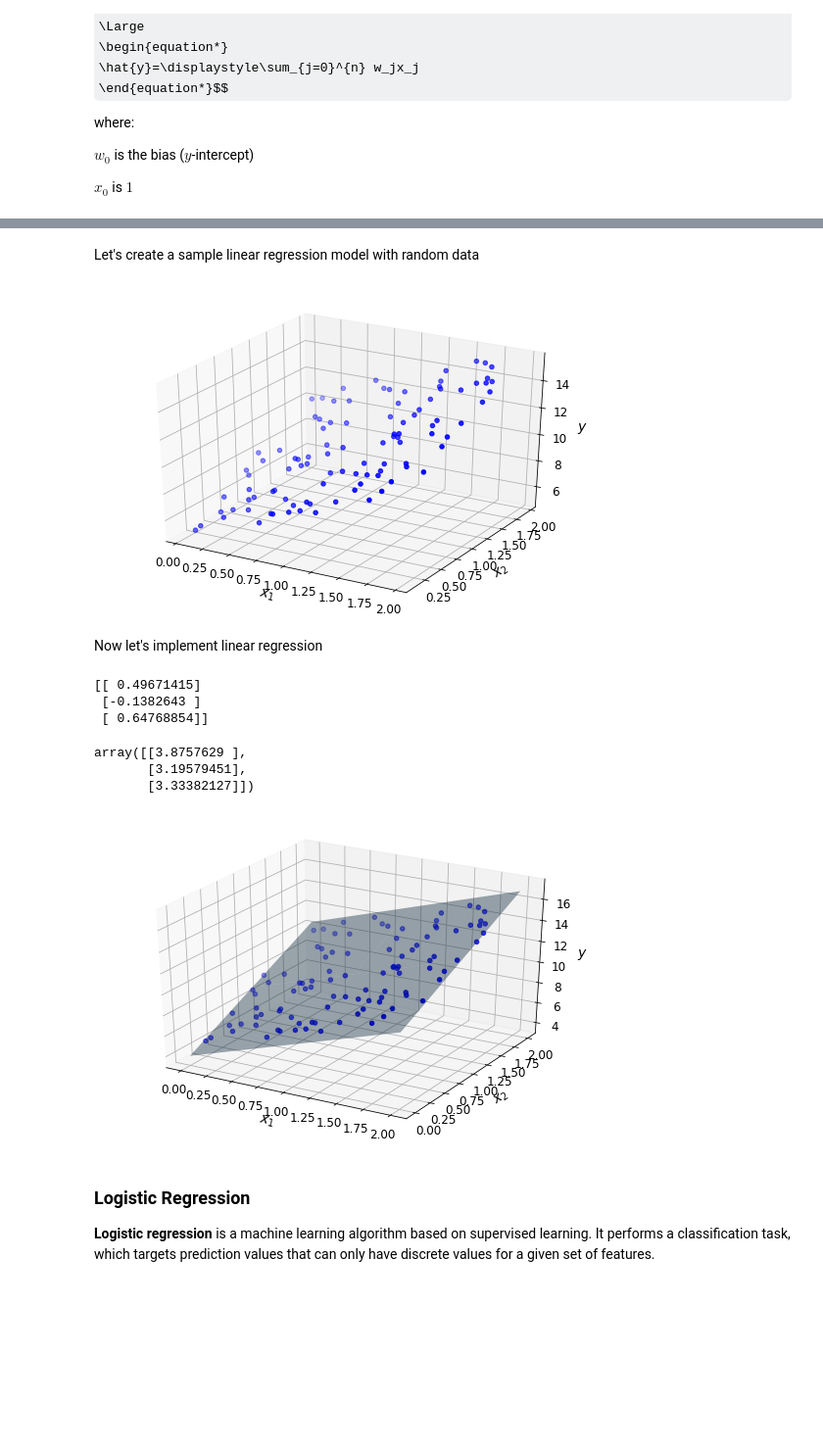
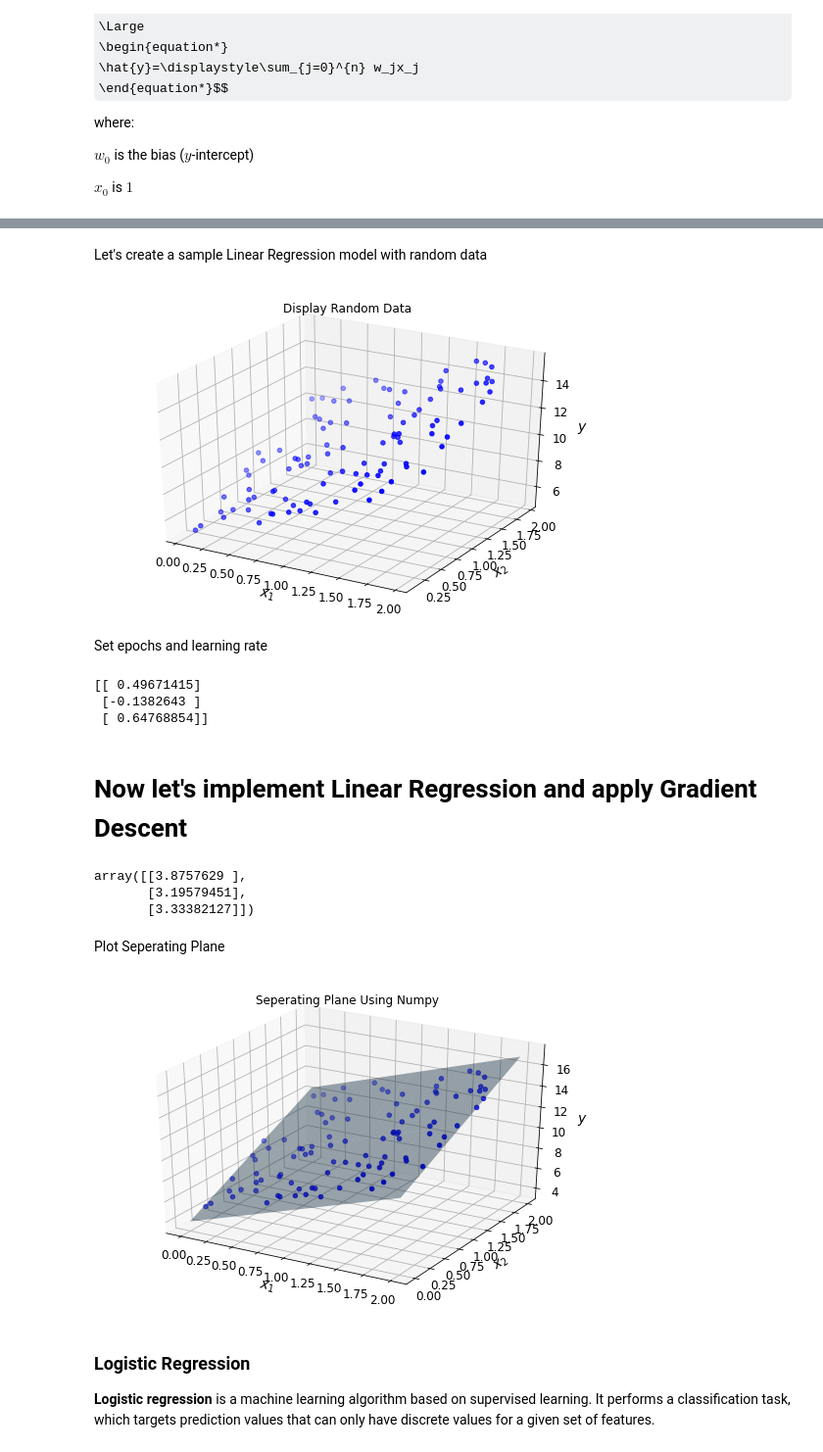
Before and after one commit to shaunhyp57/Artificial-Intelligence-Machine-Learning, a Jupyter notebook: HW_5/HW_5.ipynb, the cells around one changed output, grey strips where cells are left out. Shown at 98% size. Drawn from its saved outputs; the diff is of its cells as text; code cells hidden in the pictures; some formulas as TeX source; blank space fills up the shorter version.

```diff
--- a/HW_5/HW_5.ipynb
+++ b/HW_5/HW_5.ipynb
@@ -200,6 +200,6 @@ Typically the learning rates are configured naively at random by the user but tr
 
 ![learning rate just right](https://github.com/shaunhyp57/Artificial-Intelligence-Machine-Learning/blob/master/HW_5/img/learningratejustright.png?raw=true)
 # %% [markdown]
-Let's create a sample linear regression model with random data
+Let's create a sample Linear Regression model with random data
 # %%
 import numpy as np
@@ -226,16 +227,17 @@ fig = plt.figure(figsize=(9,6))
 ax = fig.add_subplot(111, projection='3d')
 
 ax.scatter(X1, X2, y, c='b', marker='o');
+plt.title('Display Random Data')
 ax.set_xlabel('$x_1$')
 ax.set_ylabel('$x_2$')
 ax.set_zlabel('$y$');
 # %% [output]
-[figure, old version]
+[figure, new version]
 # %%
 # add x0 = 1
 X_b = np.column_stack([np.ones((m, 1)), Xs])
-# %% [markdown]
-Now let's implement linear regression
+# %% [markdown]
+Set epochs and learning rate
 # %%
 # number of epochs
 epochs = 20
@@ -251,6 +253,8 @@ print(initial_weight)
 [[ 0.49671415]
  [-0.1382643 ]
  [ 0.64768854]]
+# %% [markdown]
+# Now let's implement Linear Regression and apply Gradient Descent
 # %%
 weight = initial_weight
 weight_path_mgd = []
@@ -273,29 +277,32 @@ weight_path_mgd[-1]
 array([[3.8757629 ],
        [3.19579451],
        [3.33382127]])
+# %% [markdown]
+Plot Seperating Plane
 # %%
 # plane calculation
 k = 3 # size of the plane
 
 x1, x2 = np.mgrid[:k, :k]
 
 X = np.hstack((np.reshape(x1, (k*k, 1)), np.reshape(x2, (k*k, 1))))
 X = np.hstack((np.ones((k*k, 1)), X))
 
 y_predict = np.reshape(np.dot(X, weight), (k, k))
 
 # plotting
 fig = plt.figure(figsize=(9,6))
 ax = fig.gca(projection='3d')
 
 ax.scatter(X1, X2, y, c='b', marker='o')
 ax.plot_surface(x1, x2, y_predict, alpha=0.4) # plane plot
+plt.title('Seperating Plane Using Numpy')
 
 ax.set_xlabel('$x_1$')
 ax.set_ylabel('$x_2$')
 ax.set_zlabel('$y$');
 # %% [output]
-[figure, old version]
+[figure, new version]
 # %% [markdown]
 ### Logistic Regression
 
```
Also changed, not shown: parts of 13 cells of this notebook.
